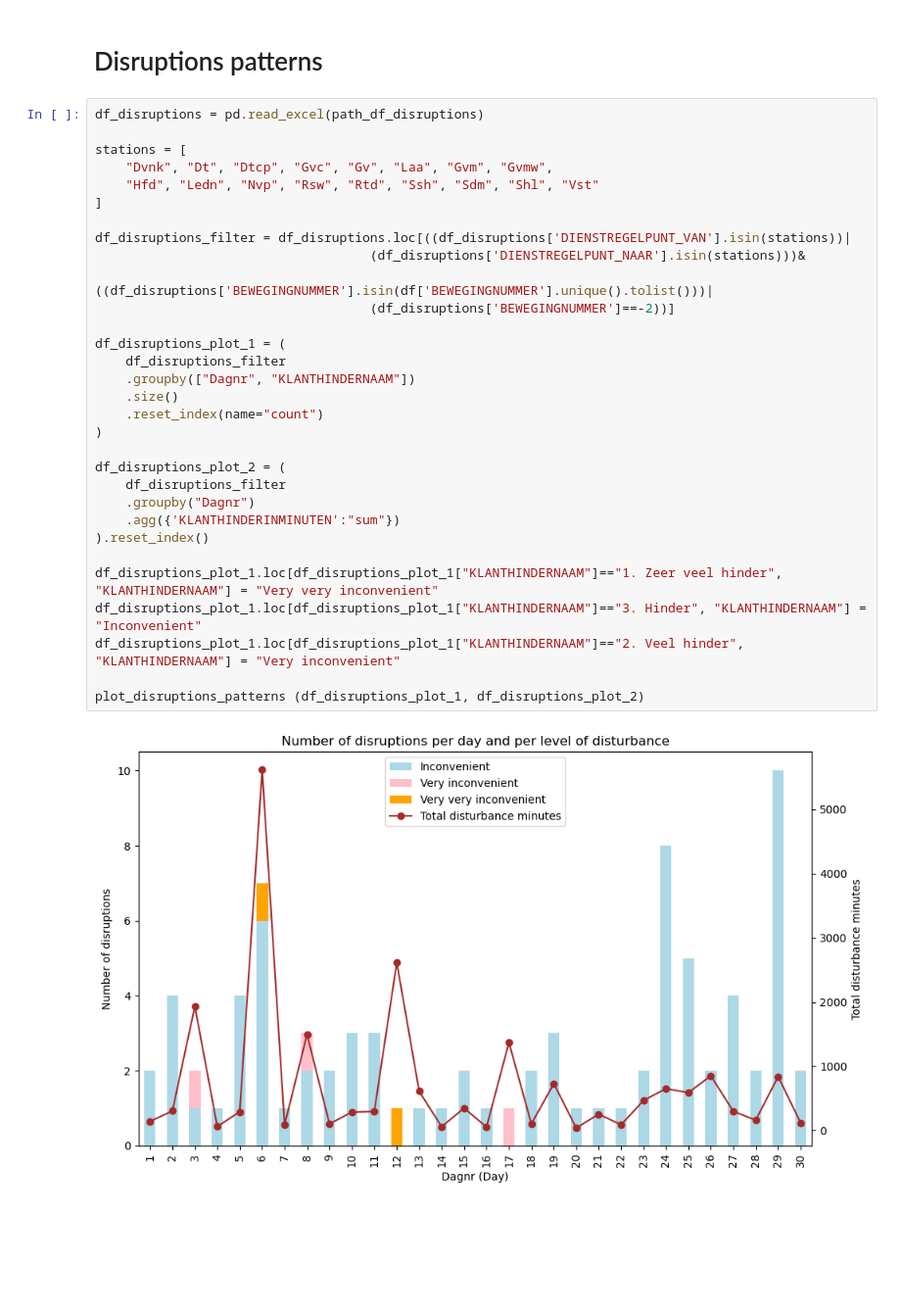
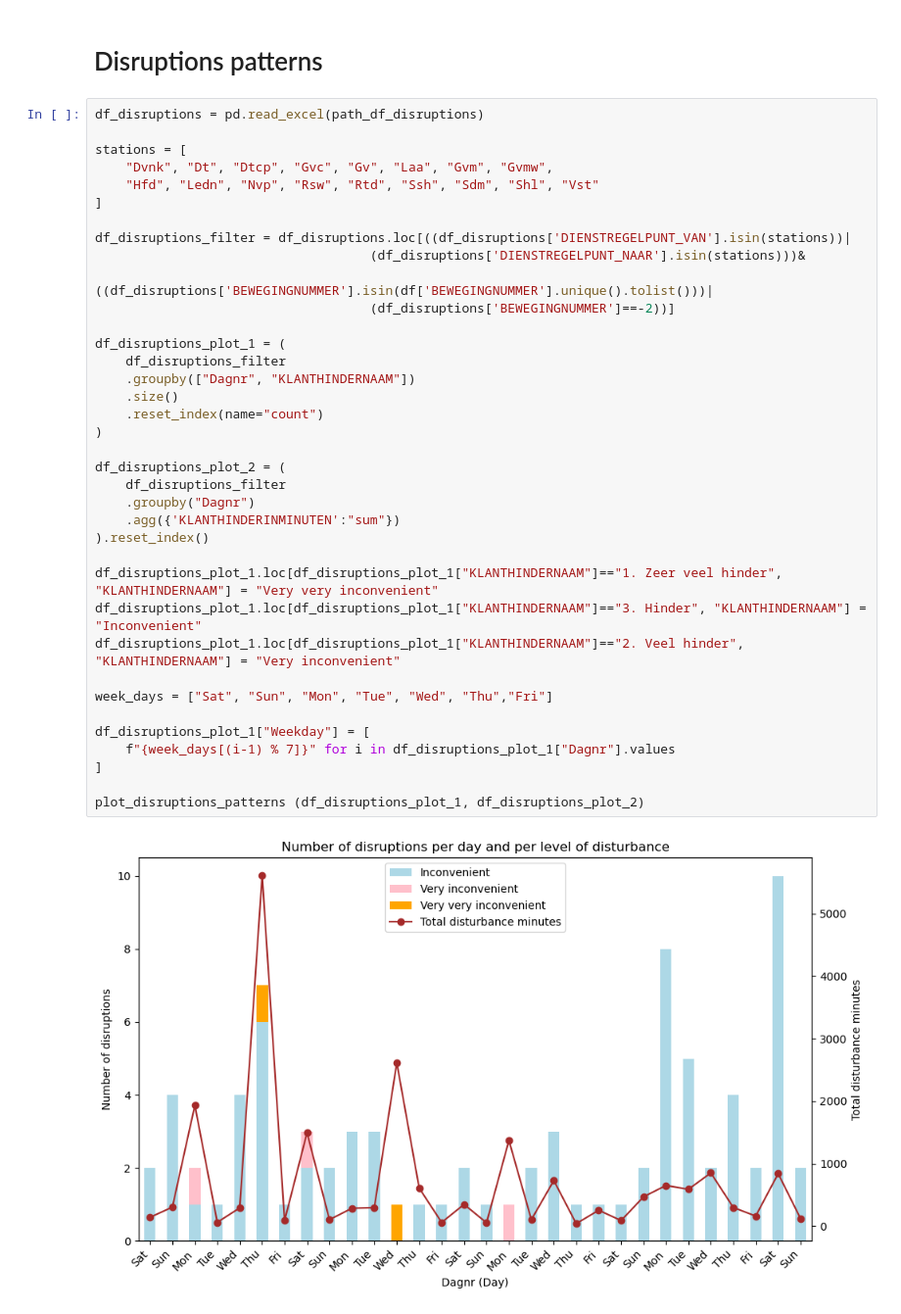
Before and after one commit to Merelkramer/Group2_NS, a Jupyter notebook: DataViz.ipynb, the cells around one changed output. Shown at 98% size. Cells and saved outputs as stored; diff of their text form; blank space fills up the shorter version.

```diff
--- a/DataViz.ipynb
+++ b/DataViz.ipynb
@@ -599,31 +601,37 @@ df_disruptions = pd.read_excel(path_df_disruptions)
 
 stations = [
     "Dvnk", "Dt", "Dtcp", "Gvc", "Gv", "Laa", "Gvm", "Gvmw",
     "Hfd", "Ledn", "Nvp", "Rsw", "Rtd", "Ssh", "Sdm", "Shl", "Vst"
 ]
 
 df_disruptions_filter = df_disruptions.loc[((df_disruptions['DIENSTREGELPUNT_VAN'].isin(stations))|
                                     (df_disruptions['DIENSTREGELPUNT_NAAR'].isin(stations)))&
                                     ((df_disruptions['BEWEGINGNUMMER'].isin(df['BEWEGINGNUMMER'].unique().tolist()))|
                                     (df_disruptions['BEWEGINGNUMMER']==-2))]
 
 df_disruptions_plot_1 = (
     df_disruptions_filter
     .groupby(["Dagnr", "KLANTHINDERNAAM"])
     .size()
     .reset_index(name="count")
 )
 
 df_disruptions_plot_2 = (
     df_disruptions_filter
     .groupby("Dagnr")
     .agg({'KLANTHINDERINMINUTEN':"sum"})
 ).reset_index()
 
 df_disruptions_plot_1.loc[df_disruptions_plot_1["KLANTHINDERNAAM"]=="1. Zeer veel hinder", "KLANTHINDERNAAM"] = "Very very inconvenient"
 df_disruptions_plot_1.loc[df_disruptions_plot_1["KLANTHINDERNAAM"]=="3. Hinder", "KLANTHINDERNAAM"] = "Inconvenient"
 df_disruptions_plot_1.loc[df_disruptions_plot_1["KLANTHINDERNAAM"]=="2. Veel hinder", "KLANTHINDERNAAM"] = "Very inconvenient"
 
+week_days = ["Sat", "Sun", "Mon", "Tue", "Wed", "Thu","Fri"]
+
+df_disruptions_plot_1["Weekday"] = [
+    f"{week_days[(i-1) % 7]}" for i in df_disruptions_plot_1["Dagnr"].values
+]
+
 plot_disruptions_patterns (df_disruptions_plot_1, df_disruptions_plot_2)
 # %% [output]
-[figure, old version]
+[figure, new version]
```
Also changed, not shown: parts of 13 cells of this notebook, 2 other files.
